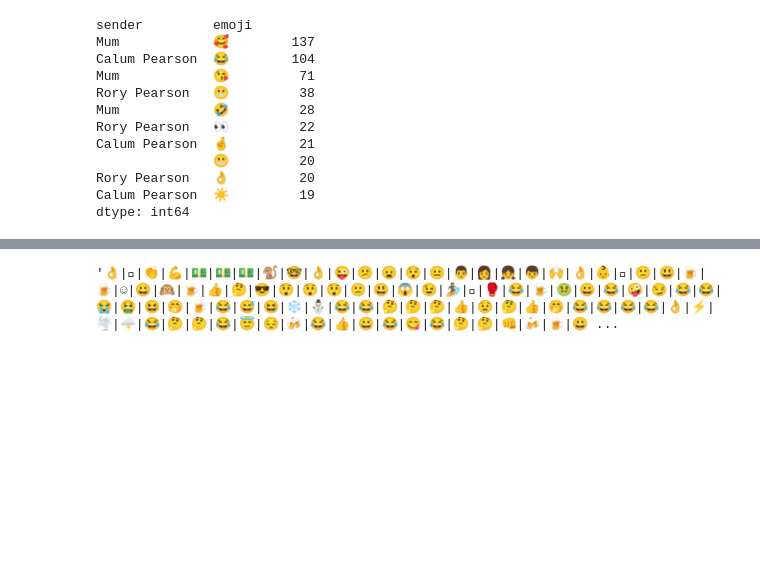
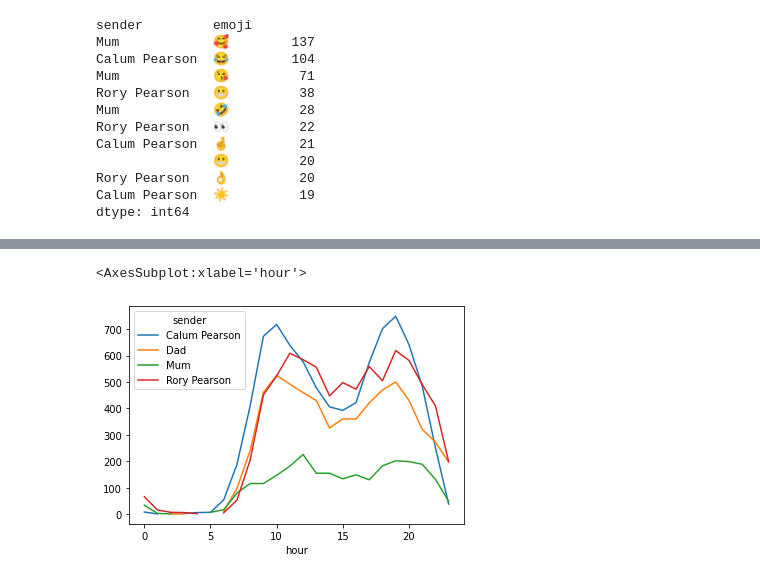
Before and after one commit to rorypearson26/convo-analytics, a Jupyter notebook: jupyter_mess/initial_lookin.ipynb, the cells around one changed output, grey strips where cells are left out. Cells and saved outputs as stored; diff of their text form; code cells hidden in the pictures; blank space fills up the shorter version.

Commit message:
Basic version of plots done

```diff
--- a/jupyter_mess/initial_lookin.ipynb
+++ b/jupyter_mess/initial_lookin.ipynb
@@ -300,8 +300,7 @@ fig.savefig('emoji.png', dpi=600)
 # %%
-emojis = "|".join(emoji for emoji in emoji_series)
-d = pd.Series(WordCloud().process_text(emojis))
-d = d.sort_values(ascending=False)
-d = d[100:200]
-data = d.to_dict()
+grp = df.groupby(['sender', 'hour']).size()
-# %% [output]
-'👌|🏿|👏|💪|💵|💵|💵|🐒|🤓|👌|😜|😕|😦|😯|😐|👨|👩|👧|👦|🙌|👌|👶|🏽|🙁|😃|🍺|🍺|☺|😀|🙉|🍺|👍|🤔|😎|😲|😲|😲|🙁|😃|😱|😉|🏄|🏿|🥊|😂|🍺|🤢|😀|😂|🤪|😏|😂|😂|😭|🤮|😆|🤭|🍺|😂|😅|😆|❄|⛄|😂|😂|🤔|🤔|🤔|👍|😟|🤔|👍|🤭|😂|😂|😂|😂|👌|⚡|🌪|🌩|😂|🤔|🤔|😂|😇|😔|🍻|😂|👍|😀|😂|😋|😂|🤔|🤔|👊|🍻|🍺|😀 ...
+# %%
+grp.unstack('sender').plot.line()
+# %% [output]
+<AxesSubplot:xlabel='hour'>
+[figure, added]
```
Also changed, not shown: parts of 11 cells of this notebook.
